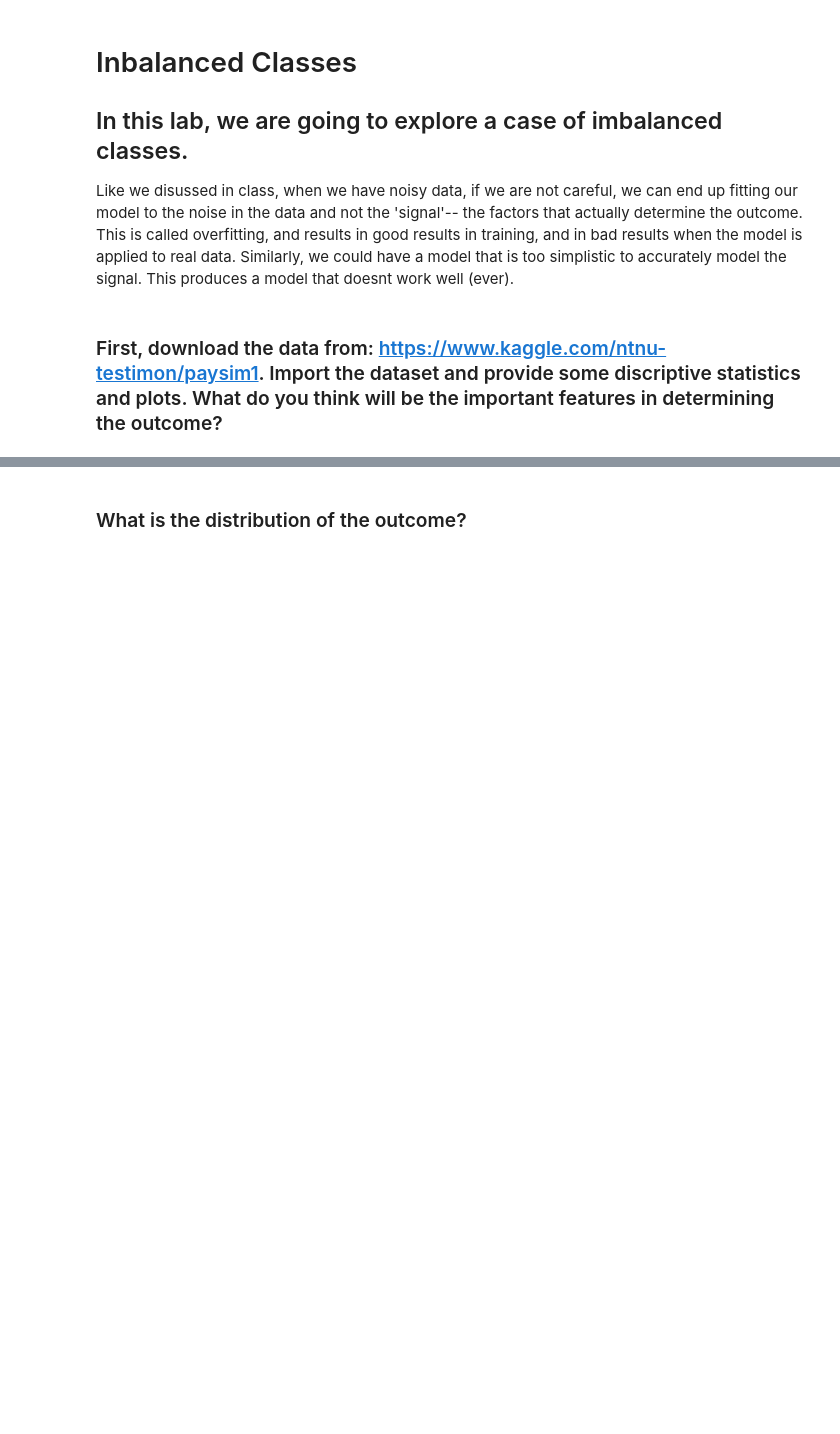
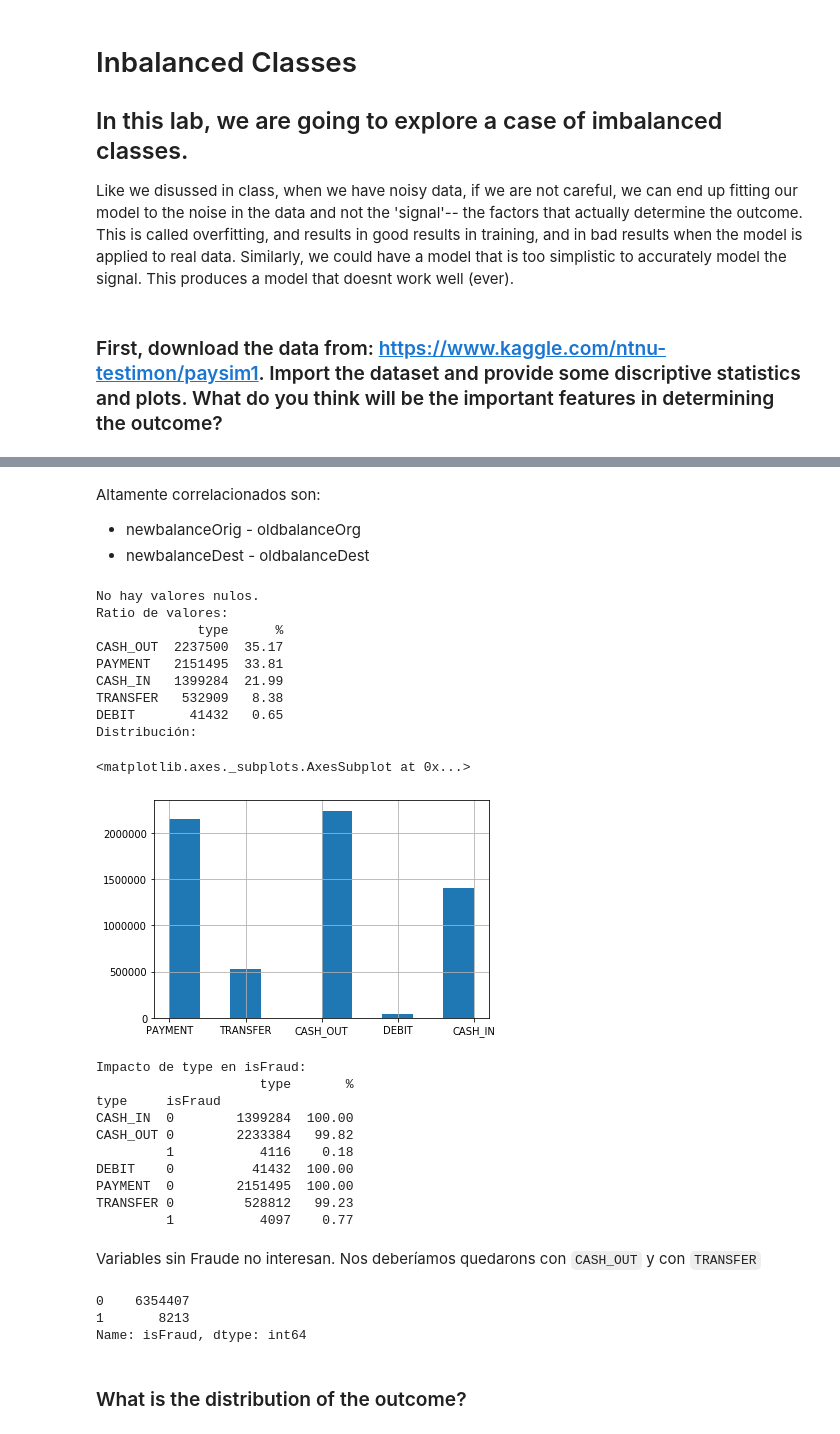
Before and after one commit to ta-datapt-bcn/lab-unbalance, a Jupyter notebook: your-code/lab_inbalance.ipynb, the cells around one changed output, grey strips where cells are left out. Cells and saved outputs as stored; diff of their text form; code cells hidden in the pictures; blank space fills up the shorter version.

```diff
--- a/your-code/lab_inbalance.ipynb
+++ b/your-code/lab_inbalance.ipynb
@@ -11,3 +250,40 @@ Like we disussed in class, when we have noisy data, if we are not careful, we ca
+# %% [markdown]
+Altamente correlacionados son:
+
++ newbalanceOrig - oldbalanceOrg
++ newbalanceDest - oldbalanceDest
+# %%
+cat_column_analysis(paysim1, 'type', 'isFraud')
+# %% [output]
+No hay valores nulos.
+Ratio de valores:
+             type      %
+CASH_OUT  2237500  35.17
+PAYMENT   2151495  33.81
+CASH_IN   1399284  21.99
+TRANSFER   532909   8.38
+DEBIT       41432   0.65
+Distribución:
+<matplotlib.axes._subplots.AxesSubplot at 0x...>
+[figure, added]
+Impacto de type en isFraud:
+                     type       %
+type     isFraud
+CASH_IN  0        1399284  100.00
+CASH_OUT 0        2233384   99.82
+         1           4116    0.18
+DEBIT    0          41432  100.00
+PAYMENT  0        2151495  100.00
+TRANSFER 0         528812   99.23
+         1           4097    0.77
+# %% [markdown]
+Variables sin Fraude no interesan. Nos deberíamos quedarons con `CASH_OUT` y con `TRANSFER`
+# %%
+paysim1['isFraud'].value_counts()
+# %% [output]
+0    6354407
+1       8213
+Name: isFraud, dtype: int64
 # %% [markdown]
 ### What is the distribution of the outcome?
 # %%
```
Also changed, not shown: parts of 30 cells of this notebook.
